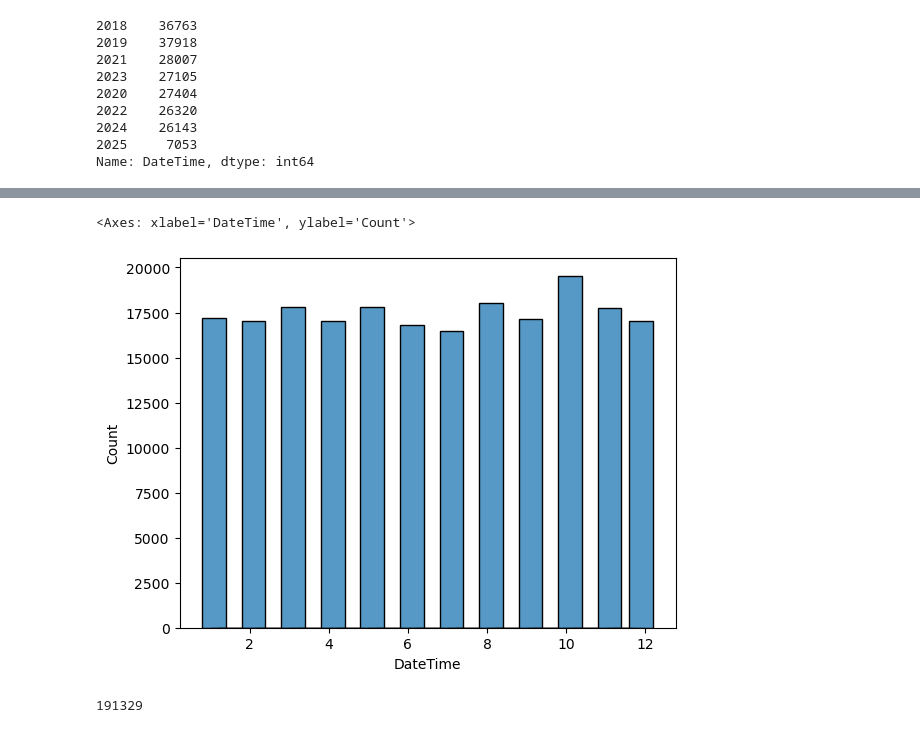
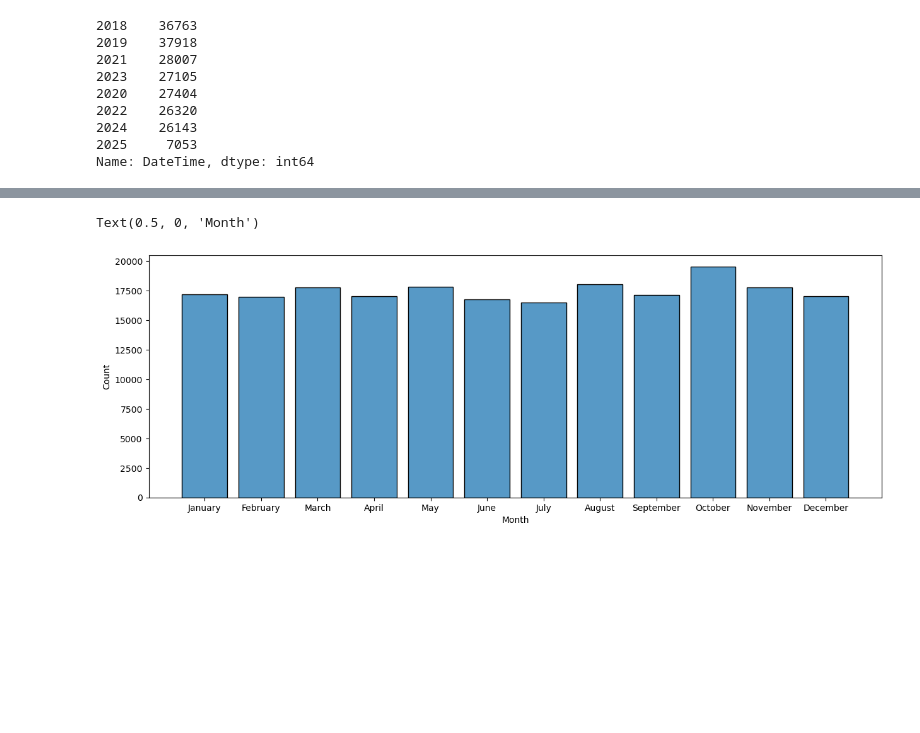
Before and after one commit to essetetsahai/nashville_traffic, a Jupyter notebook: notebooks/traffic_notebook.ipynb, the cells around one changed output, grey strips where cells are left out. Saved outputs shown, nothing was run; the diff lists cells and outputs as text; code cells hidden in the pictures; blank space fills up the shorter version.

```diff
--- a/notebooks/traffic_notebook.ipynb
+++ b/notebooks/traffic_notebook.ipynb
@@ -315,9 +313,7 @@ df2['DateTime'].dt.year.max()
 # %%
-sns.histplot(data=df2['DateTime'].dt.month, shrink = 3)
+plt.figure(figsize = (15, 5))
+sns.histplot(data=df2['DateTime'].sort_values().dt.month_name(), shrink = 0.8)
+plt.xlabel('Month')
 # %% [output]
-<Axes: xlabel='DateTime', ylabel='Count'>
+Text(0.5, 0, 'Month')
-[figure, old version]
+[figure, new version]
-# %%
-df['DateTime'].nunique()
-# %% [output]
-191329
```
Also changed, not shown: parts of 25 cells of this notebook.
